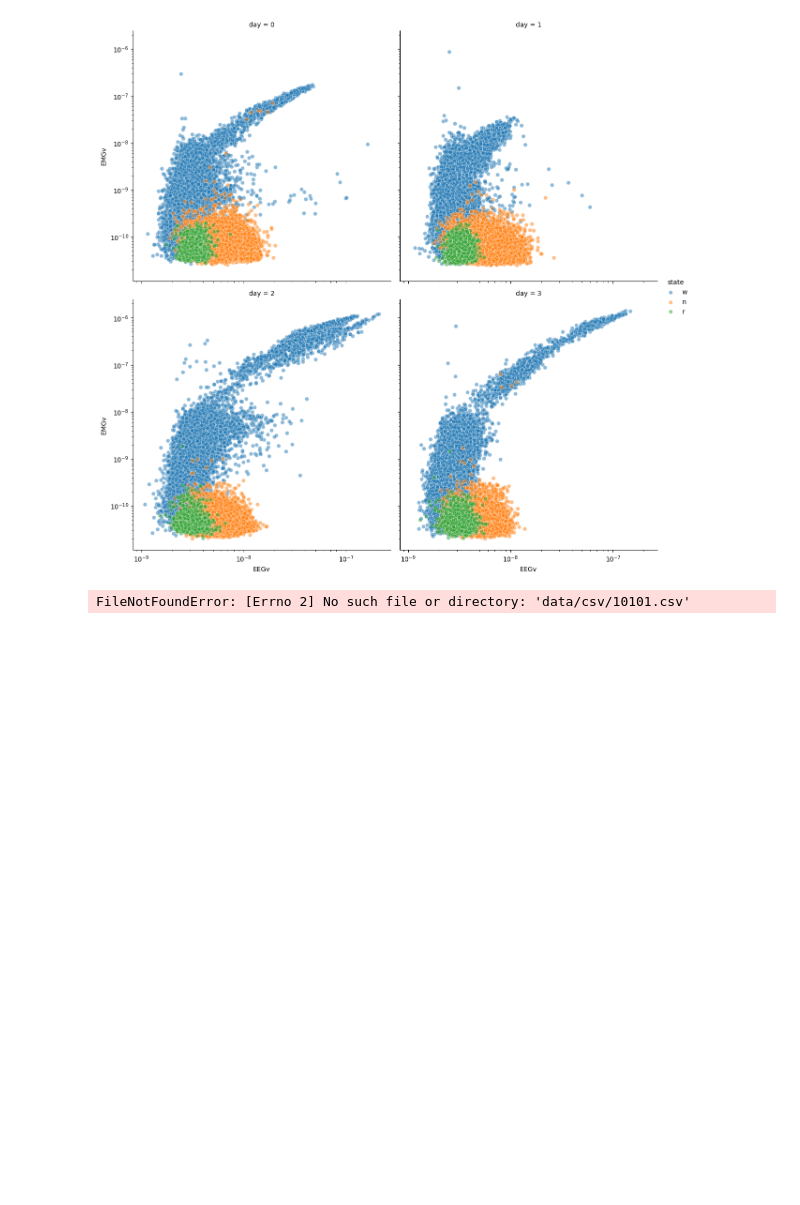
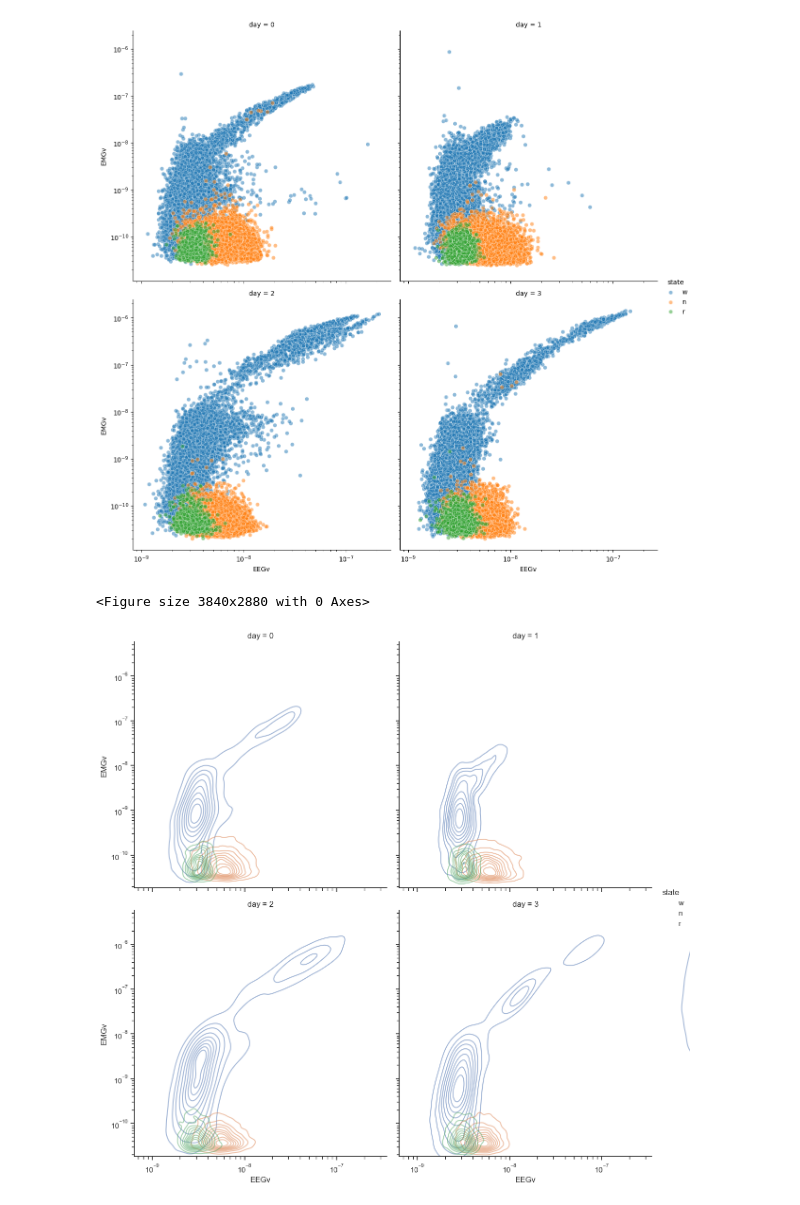
Before and after one commit to epfl-ML/project2-code, a Jupyter notebook: data_analysis.ipynb, the cells around one changed output. Saved outputs shown, nothing was run; the diff lists cells and outputs as text; code cells hidden in the pictures; blank space fills up the shorter version.

```diff
--- a/data_analysis.ipynb
+++ b/data_analysis.ipynb
@@ -50,12 +41,13 @@ plots.scatter(data=df)
 # %%
 dfs = pd.DataFrame()
 
-for file in ["10101.csv"]:
+for file in ["10101.smo.csv"]:
     data = pd.read_csv(data_folder + file)
 
     dfs = pd.concat([dfs, data], ignore_index=True)
 
 dfs = features.add_times(dfs)
 plots.density(dfs)
 # %% [output]
-FileNotFoundError: [Errno 2] No such file or directory: 'data/csv/10101.csv'
+<Figure size 3840x2880 with 0 Axes>
+[figure, added]
```
Also changed, not shown: parts of 5 cells of this notebook, 6 other files.
